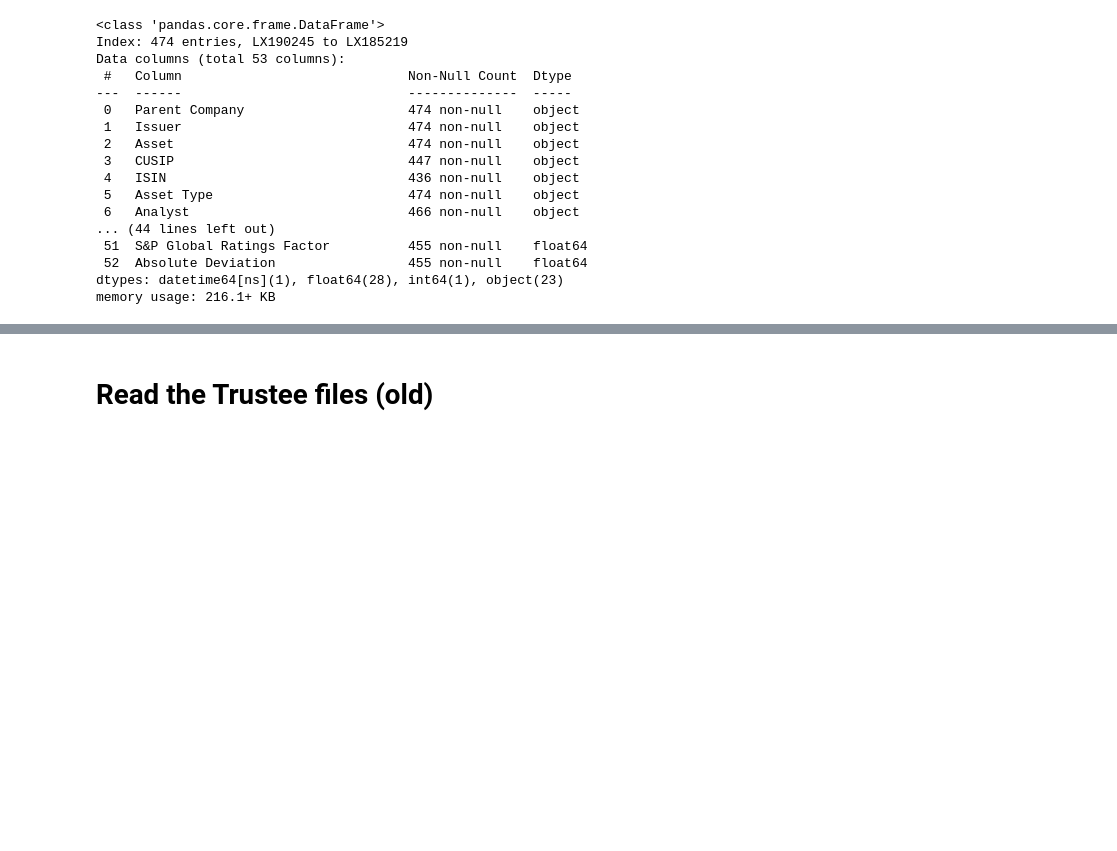
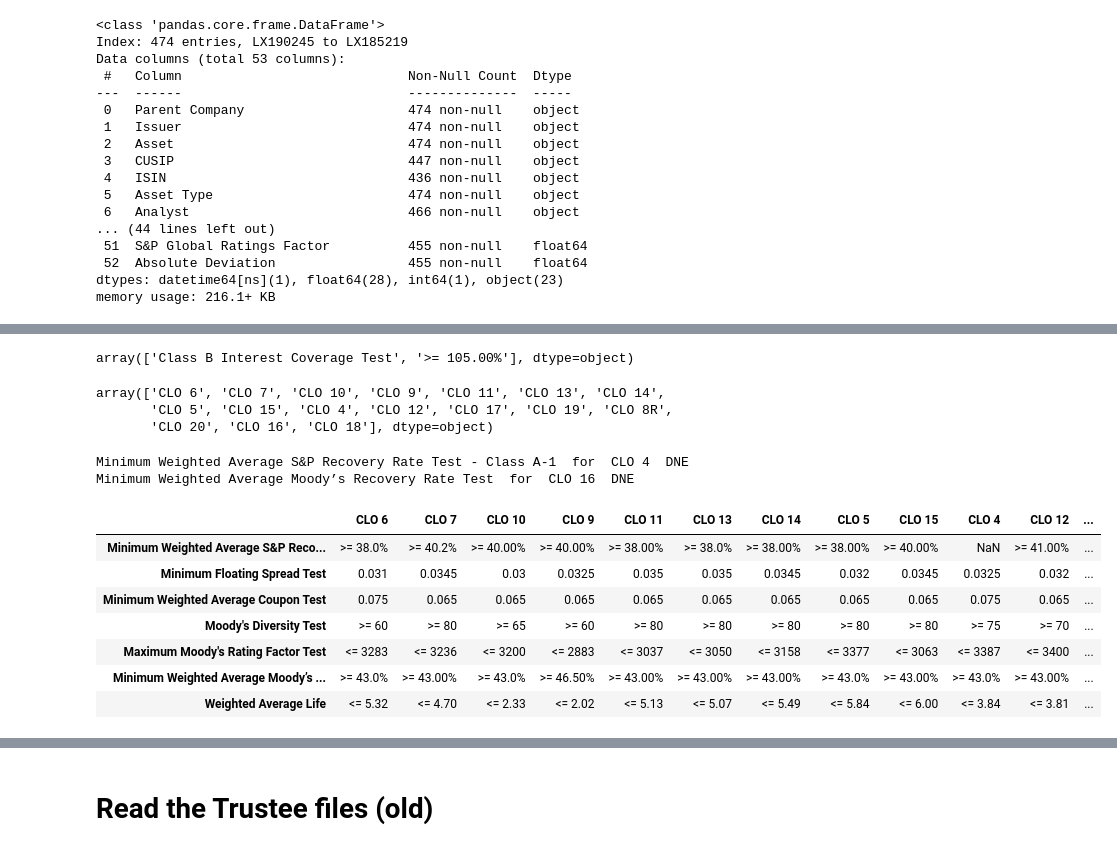
Before and after one commit to joshknechtel-gs/RM-IT, a Jupyter notebook: ComplianceChecks.ipynb, the cells around one changed output, grey strips where cells are left out. Saved outputs shown, nothing was run; the diff lists cells and outputs as text; code cells hidden in the pictures; blank space fills up the shorter version.

```diff
--- a/ComplianceChecks.ipynb
+++ b/ComplianceChecks.ipynb
@@ -1092,0 +1354,50 @@ memory usage: 216.1+ KB
+# %%
+s = 'Minimum Weighted Average S&P Recovery Rate Test - Class A-1'
+clo = 'CLO 4'
+
+#triggers.loc[(triggers['Title']==s)&(triggers['CLOName']==clo),'Requirement'].values[0]
+triggers.loc[(triggers['CLOName']==clo),['Title','Requirement']].values[0]
+# %% [output]
+array(['Class B Interest Coverage Test', '>= 105.00%'], dtype=object)
+# %%
+
+qstats_list = ['Minimum Weighted Average S&P Recovery Rate Test - Class A-1',
+    'Minimum Floating Spread Test',
+    'Minimum Weighted Average Coupon Test',
+    'Moody\'s Diversity Test',
+    'Maximum Moody\'s Rating Factor Test',
+    'Minimum Weighted Average Moody’s Recovery Rate Test',
+    'Weighted Average Life']
+clo_list
+
+def build_trigger_tables(trigger_df,clo_list,stats_list):
+    trigger_table = pd.DataFrame(np.nan,index=stats_list,columns = clo_list)
+    for clo in clo_list:
+        for s in stats_list:
+            #print('s: ',s,' clo: ',clo)
+            try:
+                trigger_table.loc[s,clo] = trigger_df.loc[(trigger_df['Title']==s)&
+                                                      (trigger_df['CLOName']==clo),'Requirement'].values[0]
+            except:
+                print(s,' for ',clo, ' DNE')
+                #trigger_table.loc[s,clo] = np.nan
+
+    return trigger_table
+
+#trigger_table =
+trigger_table = build_trigger_tables(triggers,clo_list,stats_list)
+#trigger_table
+# %% [output]
+array(['CLO 6', 'CLO 7', 'CLO 10', 'CLO 9', 'CLO 11', 'CLO 13', 'CLO 14',
+       'CLO 5', 'CLO 15', 'CLO 4', 'CLO 12', 'CLO 17', 'CLO 19', 'CLO 8R',
+       'CLO 20', 'CLO 16', 'CLO 18'], dtype=object)
+Minimum Weighted Average S&P Recovery Rate Test - Class A-1  for  CLO 4  DNE
+Minimum Weighted Average Moody’s Recovery Rate Test  for  CLO 16  DNE
+|  | CLO 6 | CLO 7 | CLO 10 | CLO 9 | CLO 11 | CLO 13 | CLO 14 | CLO 5 | CLO 15 | CLO 4 | CLO 12 | ... |
+| Minimum Weighted Average S&P Reco... | >= 38.0% | >= 40.2% | >= 40.00% | >= 40.00% | >= 38.00% | >= 38.0% | >= 38.00% | >= 38.00% | >= 40.00% | NaN | >= 41.00% | ... |
+| Minimum Floating Spread Test | 0.031 | 0.0345 | 0.03 | 0.0325 | 0.035 | 0.035 | 0.0345 | 0.032 | 0.0345 | 0.0325 | 0.032 | ... |
+| Minimum Weighted Average Coupon Test | 0.075 | 0.065 | 0.065 | 0.065 | 0.065 | 0.065 | 0.065 | 0.065 | 0.065 | 0.075 | 0.065 | ... |
+| Moody's Diversity Test | >= 60 | >= 80 | >= 65 | >= 60 | >= 80 | >= 80 | >= 80 | >= 80 | >= 80 | >= 75 | >= 70 | ... |
+| Maximum Moody's Rating Factor Test | <= 3283 | <= 3236 | <= 3200 | <= 2883 | <= 3037 | <= 3050 | <= 3158 | <= 3377 | <= 3063 | <= 3387 | <= 3400 | ... |
+| Minimum Weighted Average Moody’s ... | >= 43.0% | >= 43.00% | >= 43.0% | >= 46.50% | >= 43.00% | >= 43.00% | >= 43.00% | >= 43.0% | >= 43.00% | >= 43.0% | >= 43.00% | ... |
+| Weighted Average Life | <= 5.32 | <= 4.70 | <= 2.33 | <= 2.02 | <= 5.13 | <= 5.07 | <= 5.49 | <= 5.84 | <= 6.00 | <= 3.84 | <= 3.81 | ... |
```
Also changed, not shown: parts of 19 cells of this notebook.
